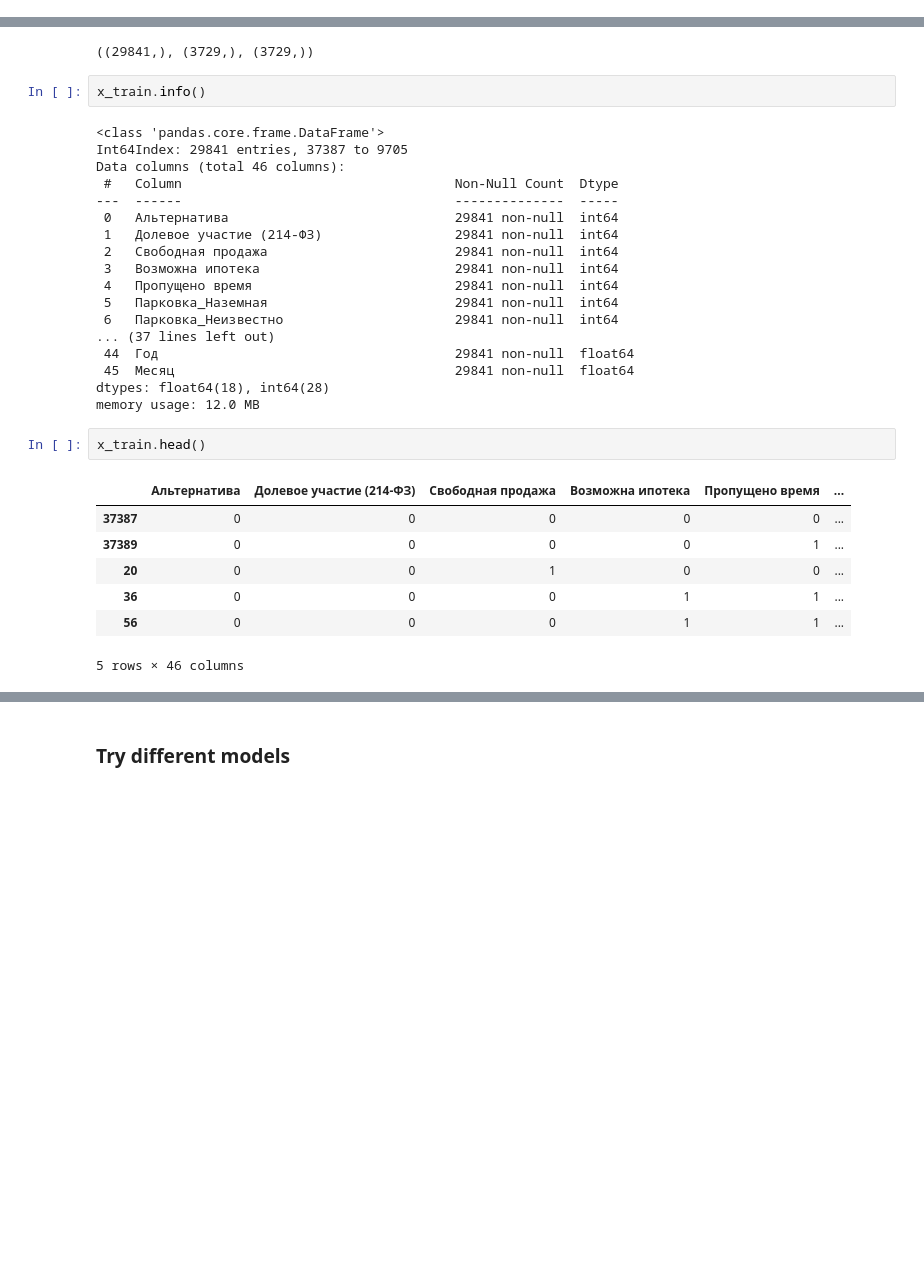
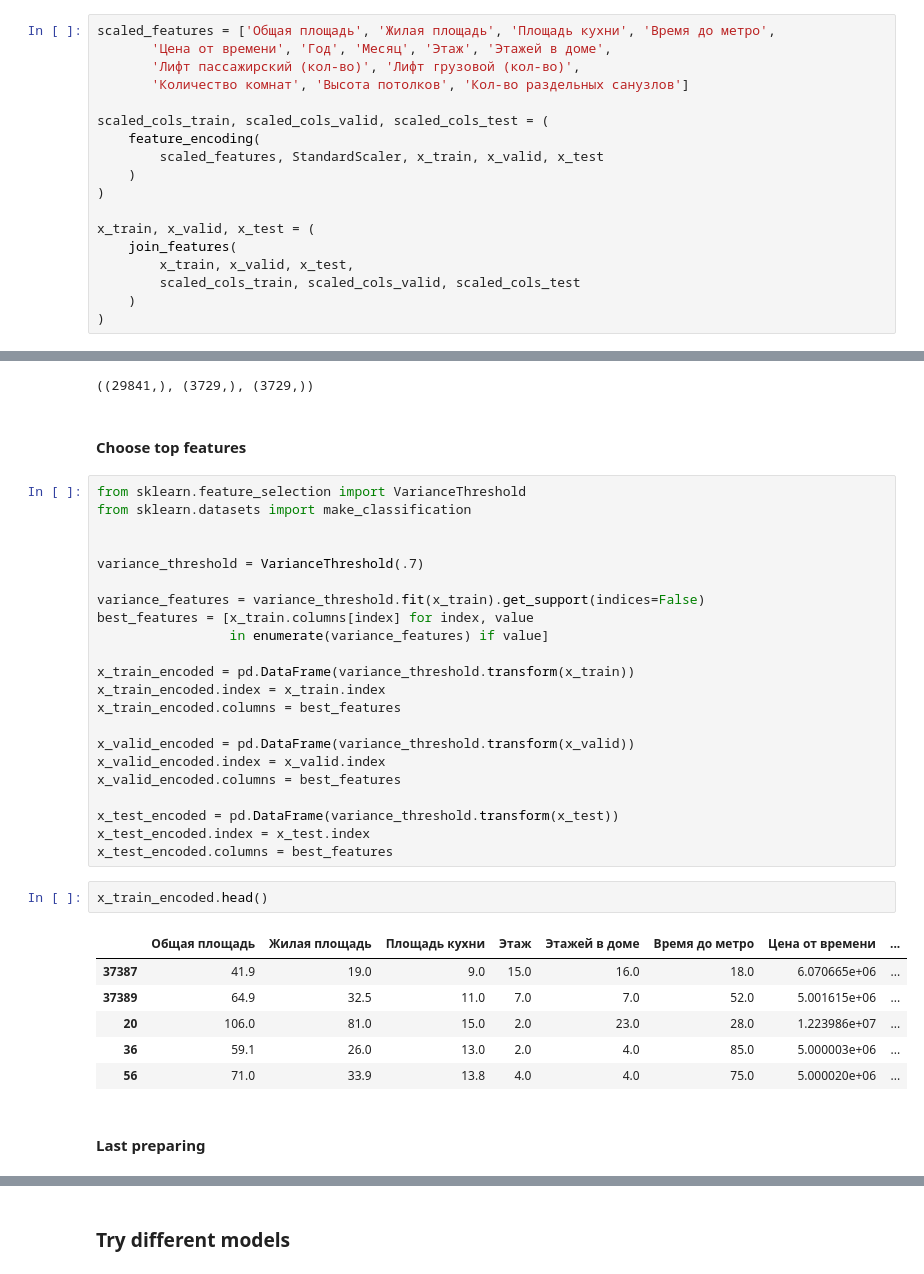
Before and after one commit to aleksanp/cian_prices, a Jupyter notebook: cian_prices.ipynb, the cells around one changed output, grey strips where cells are left out. Cells and saved outputs as stored; diff of their text form; blank space fills up the shorter version.

```diff
--- a/cian_prices.ipynb
+++ b/cian_prices.ipynb
@@ -1211,0 +1243,18 @@ x_test = x_test.drop(scaled_features, axis=1).join(scaled_cols_test)
+# %%
+scaled_features = ['Общая площадь', 'Жилая площадь', 'Площадь кухни', 'Время до метро',
+       'Цена от времени', 'Год', 'Месяц', 'Этаж', 'Этажей в доме',
+       'Лифт пассажирский (кол-во)', 'Лифт грузовой (кол-во)',
+       'Количество комнат', 'Высота потолков', 'Кол-во раздельных санузлов']
+
+scaled_cols_train, scaled_cols_valid, scaled_cols_test = (
+    feature_encoding(
+        scaled_features, StandardScaler, x_train, x_valid, x_test
+    )
+)
+
+x_train, x_valid, x_test = (
+    join_features(
+        x_train, x_valid, x_test,
+        scaled_cols_train, scaled_cols_valid, scaled_cols_test
+    )
+)
@@ -1217,33 +1289,38 @@ x_train.shape, x_valid.shape, x_test.shape
 y_train.shape, y_valid.shape, y_test.shape
 # %% [output]
 ((29841,), (3729,), (3729,))
-# %%
-x_train.info()
-# %% [output]
-<class 'pandas.core.frame.DataFrame'>
-Int64Index: 29841 entries, 37387 to 9705
-Data columns (total 46 columns):
- #   Column                                   Non-Null Count  Dtype
----  ------                                   --------------  -----
- 0   Альтернатива                             29841 non-null  int64
- 1   Долевое участие (214-ФЗ)                 29841 non-null  int64
- 2   Свободная продажа                        29841 non-null  int64
- 3   Возможна ипотека                         29841 non-null  int64
- 4   Пропущено время                          29841 non-null  int64
- 5   Парковка_Наземная                        29841 non-null  int64
- 6   Парковка_Неизвестно                      29841 non-null  int64
-... (37 lines left out)
- 44  Год                                      29841 non-null  float64
- 45  Месяц                                    29841 non-null  float64
-dtypes: float64(18), int64(28)
-memory usage: 12.0 MB
+# %% [markdown]
+#### Choose top features
+# %%
+from sklearn.feature_selection import VarianceThreshold
+from sklearn.datasets import make_classification
+
+
+variance_threshold = VarianceThreshold(.7)
+
+variance_features = variance_threshold.fit(x_train).get_support(indices=False)
+best_features = [x_train.columns[index] for index, value
+                 in enumerate(variance_features) if value]
+
+x_train_encoded = pd.DataFrame(variance_threshold.transform(x_train))
+x_train_encoded.index = x_train.index
+x_train_encoded.columns = best_features
+
+x_valid_encoded = pd.DataFrame(variance_threshold.transform(x_valid))
+x_valid_encoded.index = x_valid.index
+x_valid_encoded.columns = best_features
+
+x_test_encoded = pd.DataFrame(variance_threshold.transform(x_test))
+x_test_encoded.index = x_test.index
+x_test_encoded.columns = best_features
 # %%
-x_train.head()
+x_train_encoded.head()
 # %% [output]
-|  | Альтернатива | Долевое участие (214-ФЗ) | Свободная продажа | Возможна ипотека | Пропущено время | ... |
-| 37387 | 0 | 0 | 0 | 0 | 0 | ... |
-| 37389 | 0 | 0 | 0 | 0 | 1 | ... |
-| 20 | 0 | 0 | 1 | 0 | 0 | ... |
-| 36 | 0 | 0 | 0 | 1 | 1 | ... |
-| 56 | 0 | 0 | 0 | 1 | 1 | ... |
+|  | Общая площадь | Жилая площадь | Площадь кухни | Этаж | Этажей в доме | Время до метро | Цена от времени | ... |
+| 37387 | 41.9 | 19.0 | 9.0 | 15.0 | 16.0 | 18.0 | 6.070665e+06 | ... |
+| 37389 | 64.9 | 32.5 | 11.0 | 7.0 | 7.0 | 52.0 | 5.001615e+06 | ... |
+| 20 | 106.0 | 81.0 | 15.0 | 2.0 | 23.0 | 28.0 | 1.223986e+07 | ... |
+| 36 | 59.1 | 26.0 | 13.0 | 2.0 | 4.0 | 85.0 | 5.000003e+06 | ... |
+| 56 | 71.0 | 33.9 | 13.8 | 4.0 | 4.0 | 75.0 | 5.000020e+06 | ... |
-5 rows × 46 columns
+# %% [markdown]
+#### Last preparing
```
Also changed, not shown: parts of 25 cells of this notebook.
